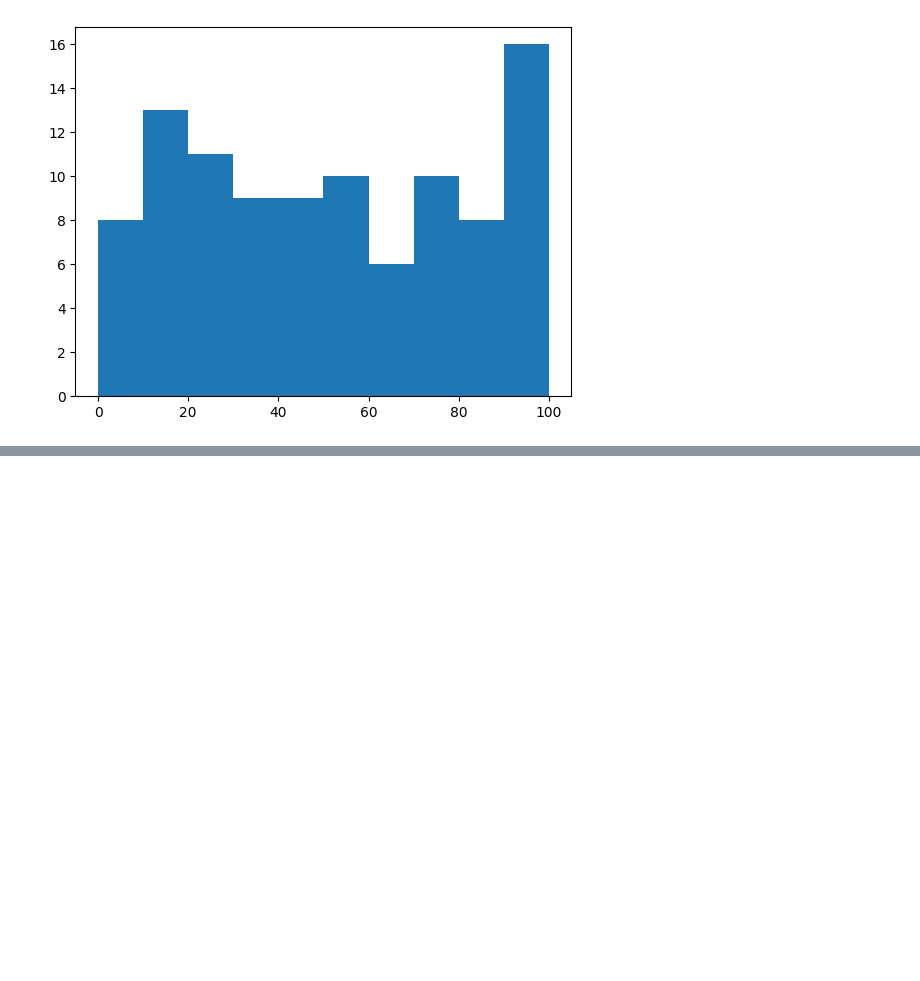
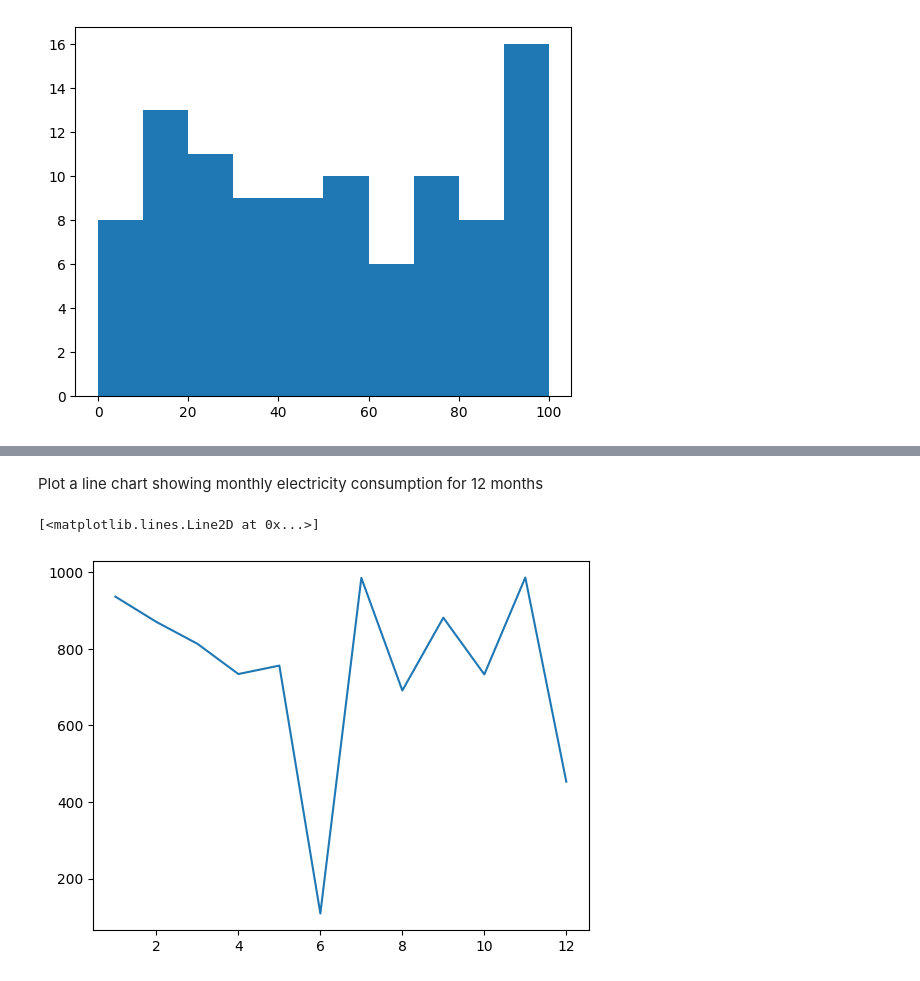
Before and after one commit to saiRajAj/DAVIS, a Jupyter notebook: data_visualization.ipynb, the cells around one changed output, grey strips where cells are left out. Saved outputs shown, nothing was run; the diff lists cells and outputs as text; code cells hidden in the pictures; blank space fills up the shorter version.

```diff
--- a/data_visualization.ipynb
+++ b/data_visualization.ipynb
@@ -33,0 +54,9 @@ plt.hist(marks)
+# %% [markdown]
+Plot a line chart showing monthly electricity consumption for 12 months
+# %%
+months = np.arange(1, 13)
+consumption = np.random.randint(100, 1000, 12)
+plt.plot(months, consumption)
+# %% [output]
+[<matplotlib.lines.Line2D at 0x...>]
+[figure, added]
```
Also changed, not shown: parts of 32 cells of this notebook.
